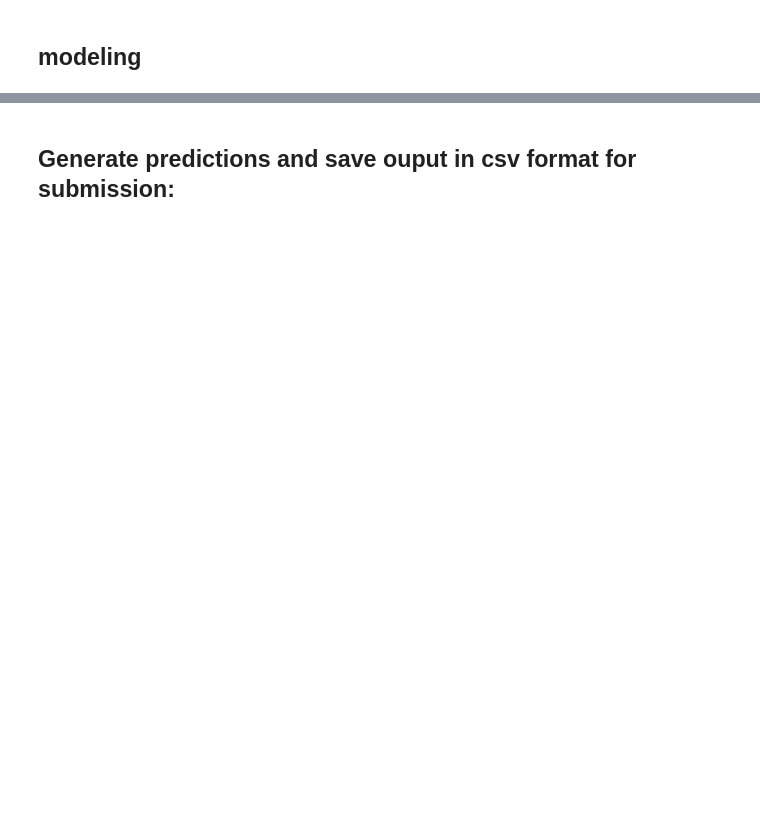
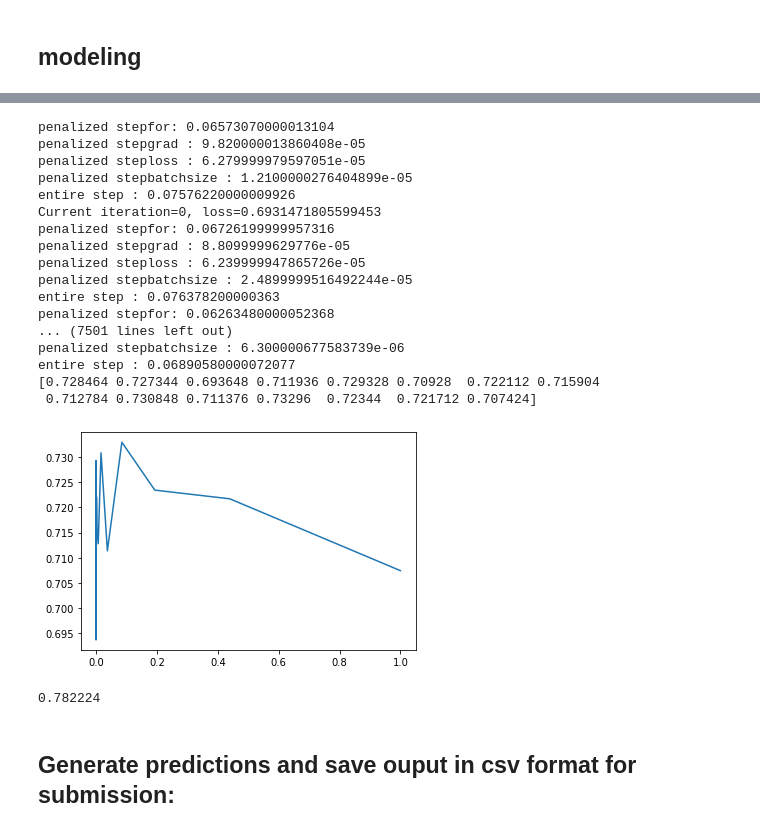
Before and after one commit to arthurbabey/AIAIaie, a Jupyter notebook: scripts/project1.ipynb, the cells around one changed output, grey strips where cells are left out. Drawn from its saved outputs; the diff is of its cells as text; code cells hidden in the pictures; blank space fills up the shorter version.

```diff
--- a/scripts/project1.ipynb
+++ b/scripts/project1.ipynb
@@ -39,8 +41,6 @@ data.head(12)
 | 9 | 100009 | s | 128.053 | 88.941 | 69.272 | 193.392 | -999.000 | ... |
 | 10 | 100010 | b | -999.000 | 86.240 | 79.692 | 27.201 | -999.000 | ... |
 | 11 | 100011 | b | 114.744 | 10.286 | 75.712 | 30.816 | 2.563 | ... |
-# %%
-y = np.transpose(np.array(y,ndmin=2))
 # %%
 
 data0 = tX[np.nonzero(tX[:,22] == 0)]
@@ -79,0 +81,4 @@ range(0, 23)
+# %%
+print(trainy)
+trainyas = np.transpose(np.array(trainy,ndmin=2))
+print(trainyas)
@@ -120,14 +129,2 @@ plt.colorbar()
 # %% [markdown]
 ## modeling
-# %%
-degree = 3
-lambda_ = 0.05
-method = 'penalized'
-
-tx = build_poly(ZData, degree)
-y[np.nonzero(y == -1)] = 0
-
-loss, w = running_gradient(y, ZData, lambda_, method)
-
-
-weights = w
@@ -145,3 +131,51 @@ Current iteration=900, loss=0.6017768420710468
+# %%
+degree = 2
+lambdas = np.logspace(-5, 0, 15)
+method = 'penalized'
+validationy[np.nonzero(validationy == 0)] = -1
+
+tx = build_poly(trainx, degree)
+validationtx = build_poly(validationx, degree)
+
+weight = np.zeros(tx.shape[1])
+accuracy = np.zeros(len(lambdas))
+
+for ind, lambda_ in enumerate(lambdas):
+    loss, w = running_gradient(trainyas, tx, lambda_, method)
+    np.append(weight,w)
+    predictions = predict_labels(w, validationtx)
+    accuracy[ind] = calculate_classification_accuracy(validationy,predictions)
+
+weights = w
+
+plt.plot(lambdas,accuracy)
+print(accuracy)
+# %% [output]
+penalized stepfor: 0.06573070000013104
+penalized stepgrad : 9.820000013860408e-05
+penalized steploss : 6.279999979597051e-05
+penalized stepbatchsize : 1.2100000276404899e-05
+entire step : 0.07576220000009926
+Current iteration=0, loss=0.6931471805599453
+penalized stepfor: 0.06726199999957316
+penalized stepgrad : 8.8099999629776e-05
+penalized steploss : 6.239999947865726e-05
+penalized stepbatchsize : 2.4899999516492244e-05
+entire step : 0.076378200000363
+penalized stepfor: 0.06263480000052368
+... (7501 lines left out)
+penalized stepbatchsize : 6.300000677583739e-06
+entire step : 0.06890580000072077
+[0.728464 0.727344 0.693648 0.711936 0.729328 0.70928  0.722112 0.715904
+ 0.712784 0.730848 0.711376 0.73296  0.72344  0.721712 0.707424]
+[figure, added]
+# %%
+predictions = predict_labels(w, validationtx)
+
+accuracy = calculate_classification_accuracy(validationy,predictions)
+print(accuracy)
+# %% [output]
+0.782224
 # %% [markdown]
 ## Generate predictions and save ouput in csv format for submission:
 # %%
```
Also changed, not shown: parts of 11 cells of this notebook, 1 other file.
